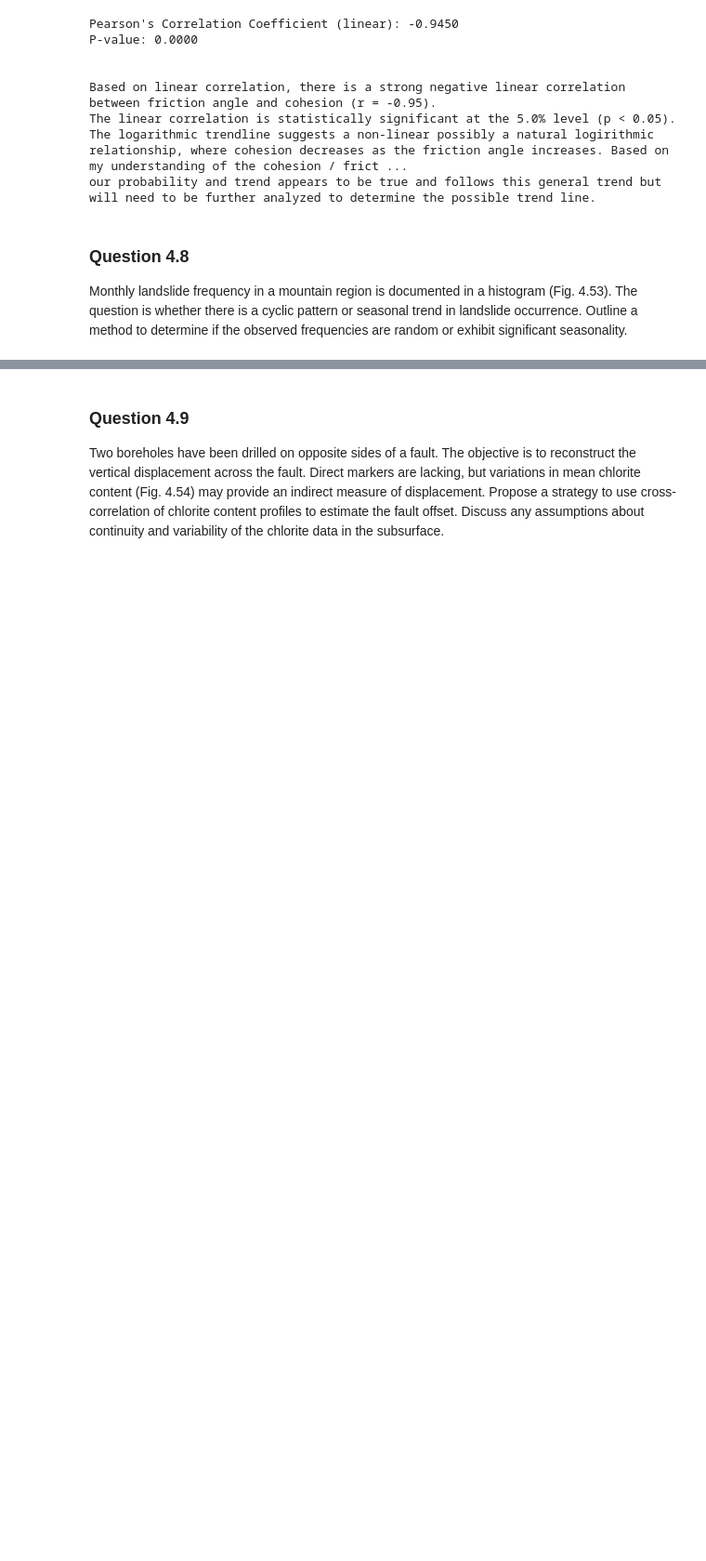
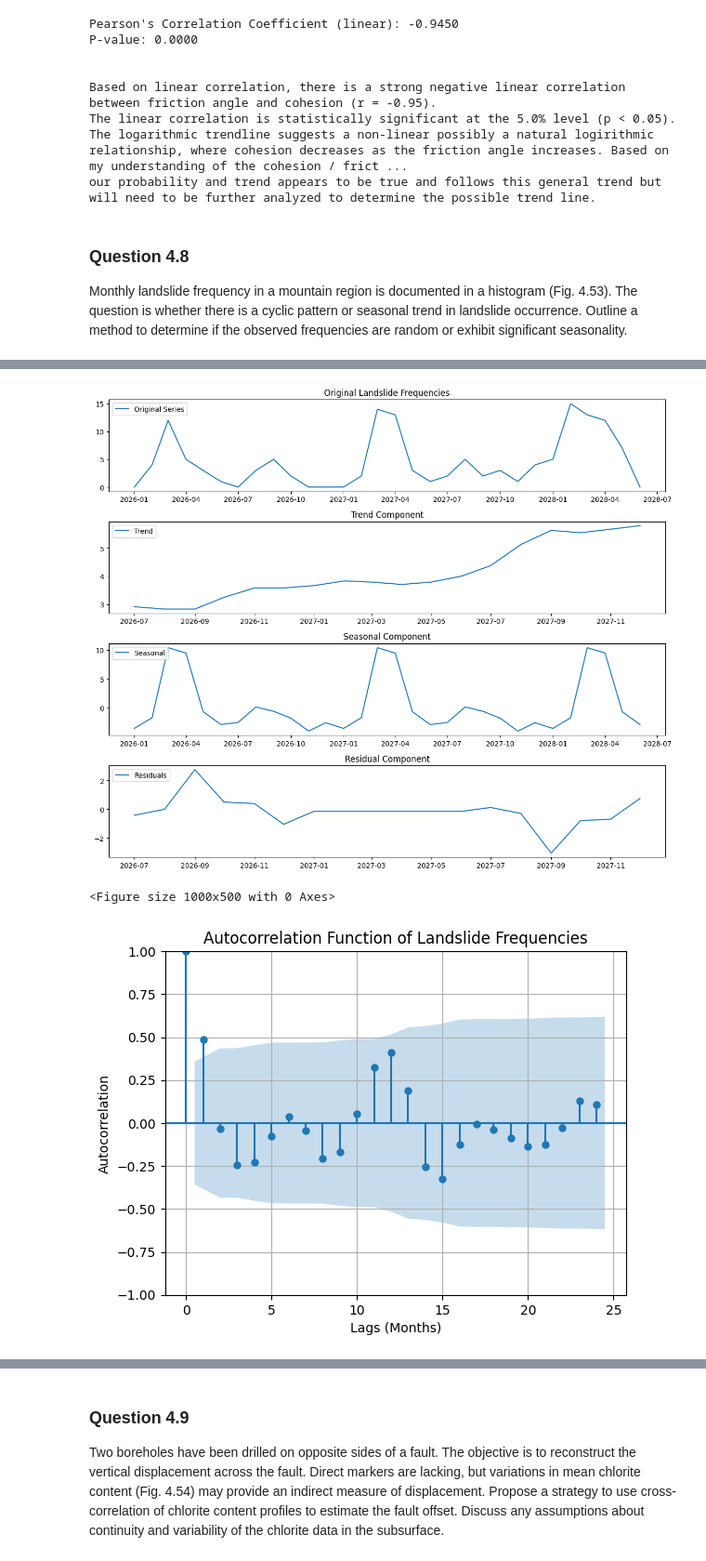
Before and after one commit to iGeology-Illinois/geol-581-module-3-principles-of-uncertainty-chapter-4-GouldDirt26, a Jupyter notebook: GEOL_593_Alex_M_Gould_Module_3_HW_FEB232026.ipynb, the cells around one changed output, grey strips where cells are left out. Shown at 93% size. Saved outputs shown, nothing was run; the diff lists cells and outputs as text; code cells hidden in the pictures; blank space fills up the shorter version.

```diff
--- a/GEOL_593_Alex_M_Gould_Module_3_HW_FEB232026.ipynb
+++ b/GEOL_593_Alex_M_Gould_Module_3_HW_FEB232026.ipynb
@@ -548,3 +548,71 @@ from statsmodels.tsa.seasonal import seasonal_decompose
 # 2. Use time-series analysis, e.g., seasonal_decompose from statsmodels, to detect seasonality.
 # 3. Alternatively, consider hypothesis tests for randomness or periodicity (e.g. autocorrelation plots).
 # 4. Visualize the data to check for any repeating patterns across months or seasons.
+# %%
+import numpy as np
+import pandas as pd
+import matplotlib.pyplot as plt
+from statsmodels.tsa.seasonal import seasonal_decompose
+from statsmodels.graphics.tsaplots import plot_acf
+
+# STEP 1 - Represent the monthly frequency data in a time series format.
+# Monthly landslide frequency data provided by the user
+landslide_frequencies_data = [0, 4, 12, 5, 3, 1, 0, 3, 5, 2, 0, 0, 0, 2, 14, 13, 3, 1, 2, 5, 2, 3, 1, 4, 5, 15, 13, 12, 7, 0] # Starting from January, then next year
+
+# Assuming the data starts from January for the first year, and then continues sequentially
+# The data length is 30, which corresponds to 30 months (2 years and 6 months)
+dates = pd.date_range(start='2026-01-01', periods=len(landslide_frequencies_data), freq='MS')
+
+# Create a pandas Series (time series)
+landslide_ts = pd.Series(landslide_frequencies_data, index=dates)
+
+print("Monthly Landslide Frequencies (first 12 months):")
+print(landslide_ts.head(12))
+print("\n")
+
+# STEP 2 - Use time-series analysis (seasonal_decompose) to detect seasonality.
+# We assume a 12-month period for seasonality (yearly cycle).
+# 'additive' model is used when the magnitude of the seasonal fluctuations is constant over time.
+# 'multiplicative' model is used when the magnitude of the seasonal fluctuations varies with the level of the series.
+decomposition = seasonal_decompose(landslide_ts, model='additive', period=12)
+
+# STEP 3 & 4 - Visualize the data to check for any repeating patterns and autocorrelation.
+plt.figure(figsize=(12, 10))
+
+plt.subplot(411)
+plt.plot(landslide_ts, label='Original Series')
+plt.title('Original Landslide Frequencies')
+plt.legend(loc='upper left')
+
+plt.subplot(412)
+plt.plot(decomposition.trend, label='Trend')
+plt.title('Trend Component')
+plt.legend(loc='upper left')
+
+plt.subplot(413)
+plt.plot(decomposition.seasonal, label='Seasonal')
+plt.title('Seasonal Component')
+plt.legend(loc='upper left')
+
+plt.subplot(414)
+plt.plot(decomposition.resid, label='Residuals')
+plt.title('Residual Component')
+plt.legend(loc='upper left')
+
+plt.tight_layout()
+plt.show()
+
+# Autocorrelation plot to identify periodicity
+plt.figure(figsize=(10, 5))
+plot_acf(landslide_ts, lags=24, title='Autocorrelation Function of Landslide Frequencies')
+plt.xlabel('Lags (Months)')
+plt.ylabel('Autocorrelation')
+plt.grid(True)
+plt.show()
+
+print("\n--- Analysis of Seasonality ---")
+print("The plots above show the decomposition of the landslide frequency time series into its trend, seasonal, and residual components. \n")
+print("The 'Seasonal Component' plot illustrates repeating patterns, indicating the presence of seasonality (e.g., higher frequencies during certain months of the year). \n")
+print("The 'Autocorrelation Function' plot further confirms this: significant spikes at lags corresponding to the seasonal period (e.g., 12, 24 months) indicate a cyclic pattern, suggesting that landslide occurrences are not random but exhibit significant seasonality. \n")
+print("This analysis helps determine if there's a cyclic pattern or seasonal trend in landslide occurrence.")
+# %% [output]
@@ -550,0 +633,3 @@ from statsmodels.tsa.seasonal import seasonal_decompose
+[figure, added]
+<Figure size 1000x500 with 0 Axes>
+[figure, added]
```
Also changed, not shown: parts of 2 cells of this notebook.
